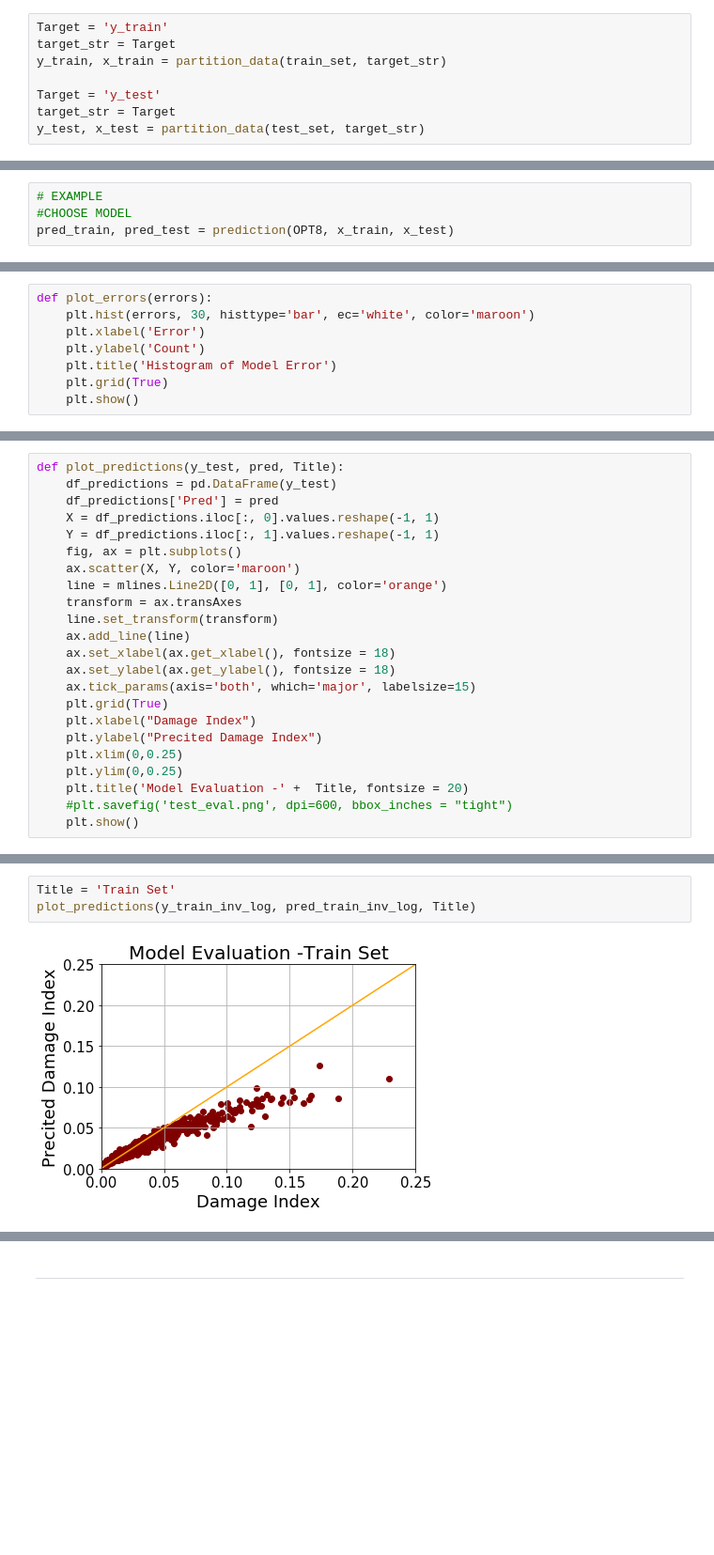
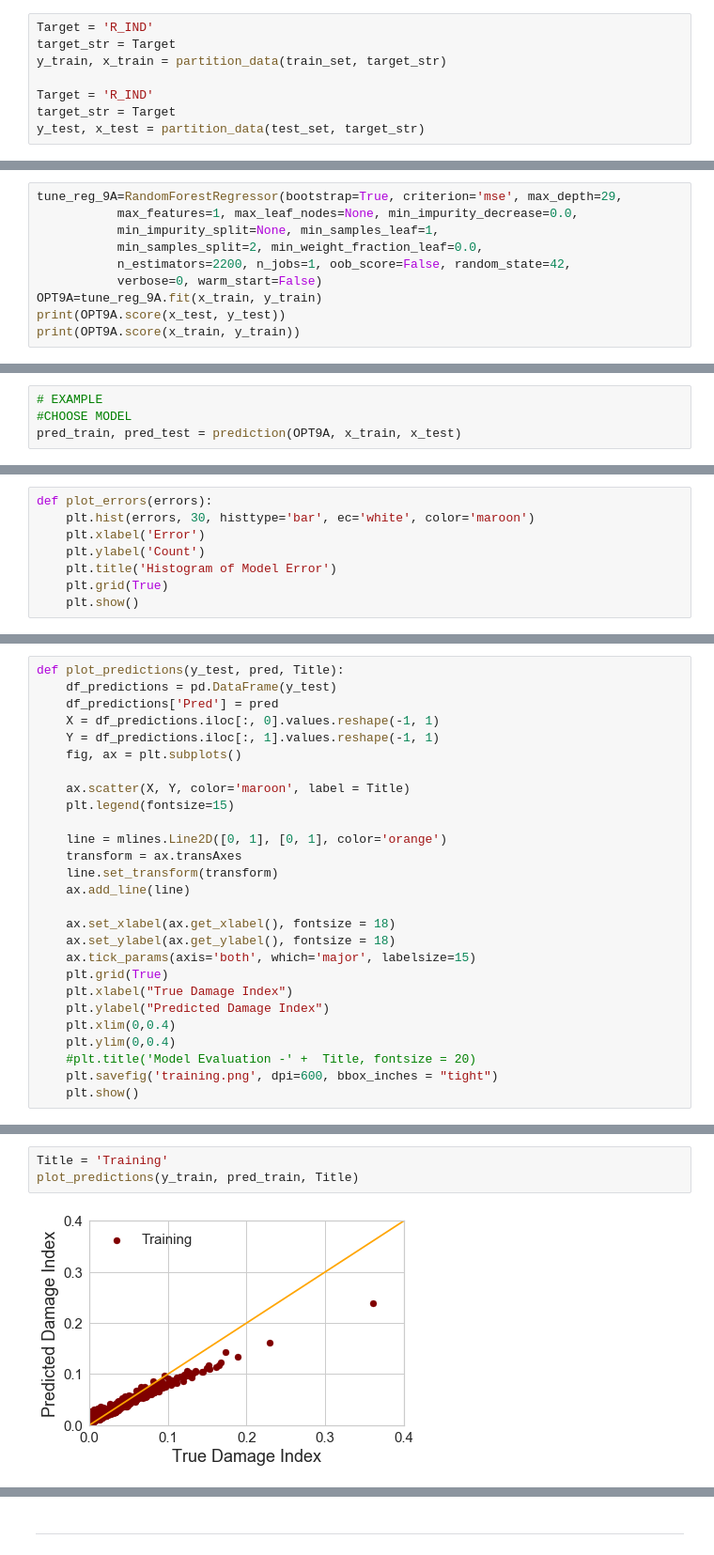
Before and after one commit to l-szczyrba/PR_Maria_RandomForest, a Jupyter notebook: RandomForest.ipynb, the cells around one changed output, grey strips where cells are left out. Shown at 94% size. Saved outputs shown, nothing was run; the diff lists cells and outputs as text; blank space fills up the shorter version.

```diff
--- a/RandomForest.ipynb
+++ b/RandomForest.ipynb
@@ -228,10 +228,10 @@ train_set, test_set = new_index(df_master, train_set, test_set, Target, feature_
 # %% [markdown]
 # Partition Data
 # %%
-Target = 'y_train'
+Target = 'R_IND'
 target_str = Target
 y_train, x_train = partition_data(train_set, target_str)
 
-Target = 'y_test'
+Target = 'R_IND'
 target_str = Target
 y_test, x_test = partition_data(test_set, target_str)
@@ -582,0 +622,10 @@ print(OPT9.score(x_train, y_train))
+# %%
+tune_reg_9A=RandomForestRegressor(bootstrap=True, criterion='mse', max_depth=29,
+           max_features=1, max_leaf_nodes=None, min_impurity_decrease=0.0,
+           min_impurity_split=None, min_samples_leaf=1,
+           min_samples_split=2, min_weight_fraction_leaf=0.0,
+           n_estimators=2200, n_jobs=1, oob_score=False, random_state=42,
+           verbose=0, warm_start=False)
+OPT9A=tune_reg_9A.fit(x_train, y_train)
+print(OPT9A.score(x_test, y_test))
+print(OPT9A.score(x_train, y_train))
@@ -622,7 +674,7 @@ def prediction(model, x_train, x_test):
 # %%
 # EXAMPLE
 #CHOOSE MODEL
-pred_train, pred_test = prediction(OPT8, x_train, x_test)
+pred_train, pred_test = prediction(OPT9A, x_train, x_test)
 # %% [markdown]
 ### If Log Target
 # %%
@@ -707,21 +767,25 @@ def plot_predictions(y_test, pred, Title):
     X = df_predictions.iloc[:, 0].values.reshape(-1, 1)
     Y = df_predictions.iloc[:, 1].values.reshape(-1, 1)
     fig, ax = plt.subplots()
-    ax.scatter(X, Y, color='maroon')
+
+    ax.scatter(X, Y, color='maroon', label = Title)
+    plt.legend(fontsize=15)
+
     line = mlines.Line2D([0, 1], [0, 1], color='orange')
     transform = ax.transAxes
     line.set_transform(transform)
     ax.add_line(line)
+
     ax.set_xlabel(ax.get_xlabel(), fontsize = 18)
     ax.set_ylabel(ax.get_ylabel(), fontsize = 18)
     ax.tick_params(axis='both', which='major', labelsize=15)
     plt.grid(True)
-    plt.xlabel("Damage Index")
-    plt.ylabel("Precited Damage Index")
-    plt.xlim(0,0.25)
-    plt.ylim(0,0.25)
-    plt.title('Model Evaluation -' +  Title, fontsize = 20)
-    #plt.savefig('test_eval.png', dpi=600, bbox_inches = "tight")
+    plt.xlabel("True Damage Index")
+    plt.ylabel("Predicted Damage Index")
+    plt.xlim(0,0.4)
+    plt.ylim(0,0.4)
+    #plt.title('Model Evaluation -' +  Title, fontsize = 20)
+    plt.savefig('training.png', dpi=600, bbox_inches = "tight")
     plt.show()
 # %%
 # EXAMPLE
@@ -732,8 +796,8 @@ plot_predictions(y_test_inv_log, pred_test_inv_log, Title)
 # %%
-Title = 'Train Set'
-plot_predictions(y_train_inv_log, pred_train_inv_log, Title)
+Title = 'Training'
+plot_predictions(y_train, pred_train, Title)
 # %% [output]
-[figure, old version]
+[figure, new version]
 # %%
 def plot_joint_predictions(y_train, pred_train, y_test, pred_test, Title):
     df_predictions_test = pd.DataFrame(y_test)
```
Also changed, not shown: parts of 44 cells of this notebook, 14 other files.
